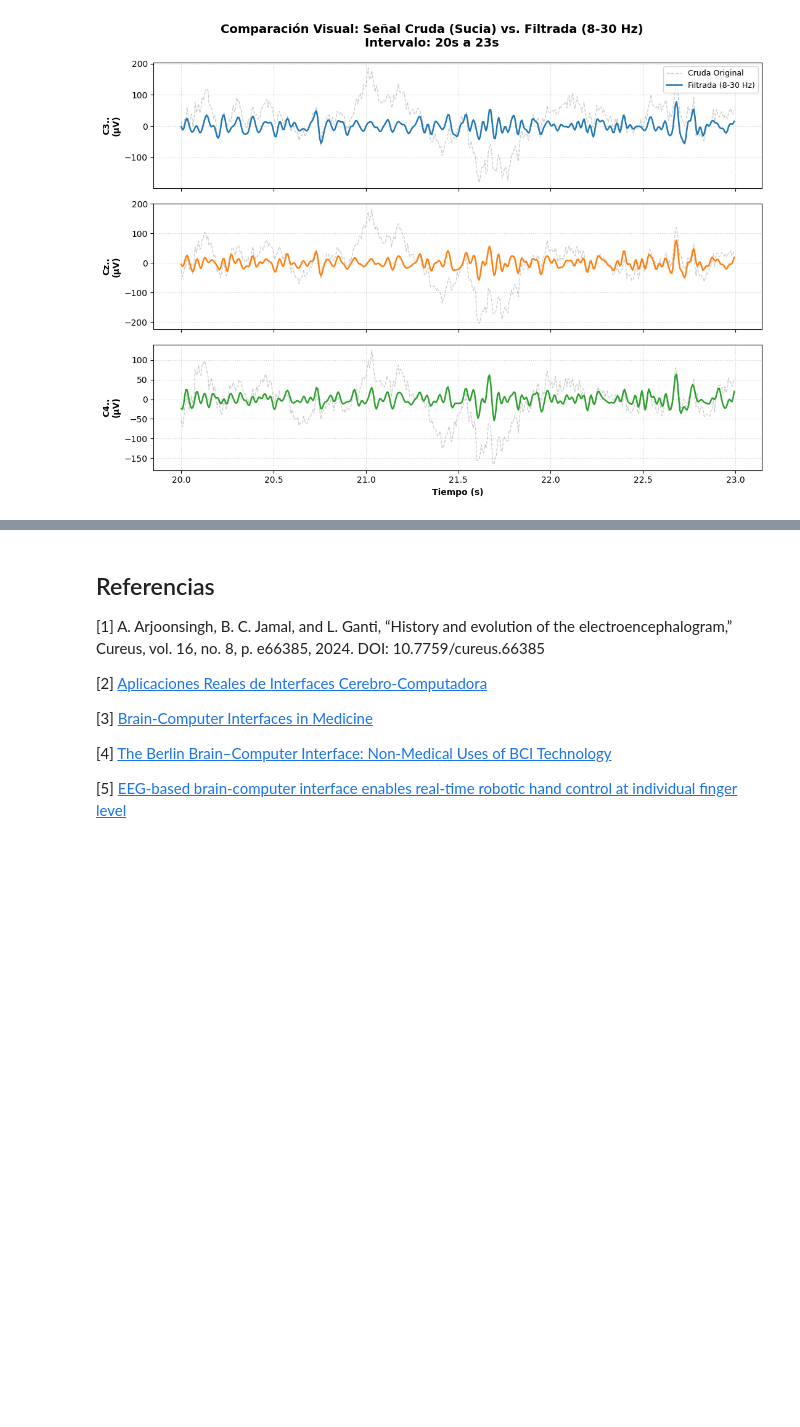
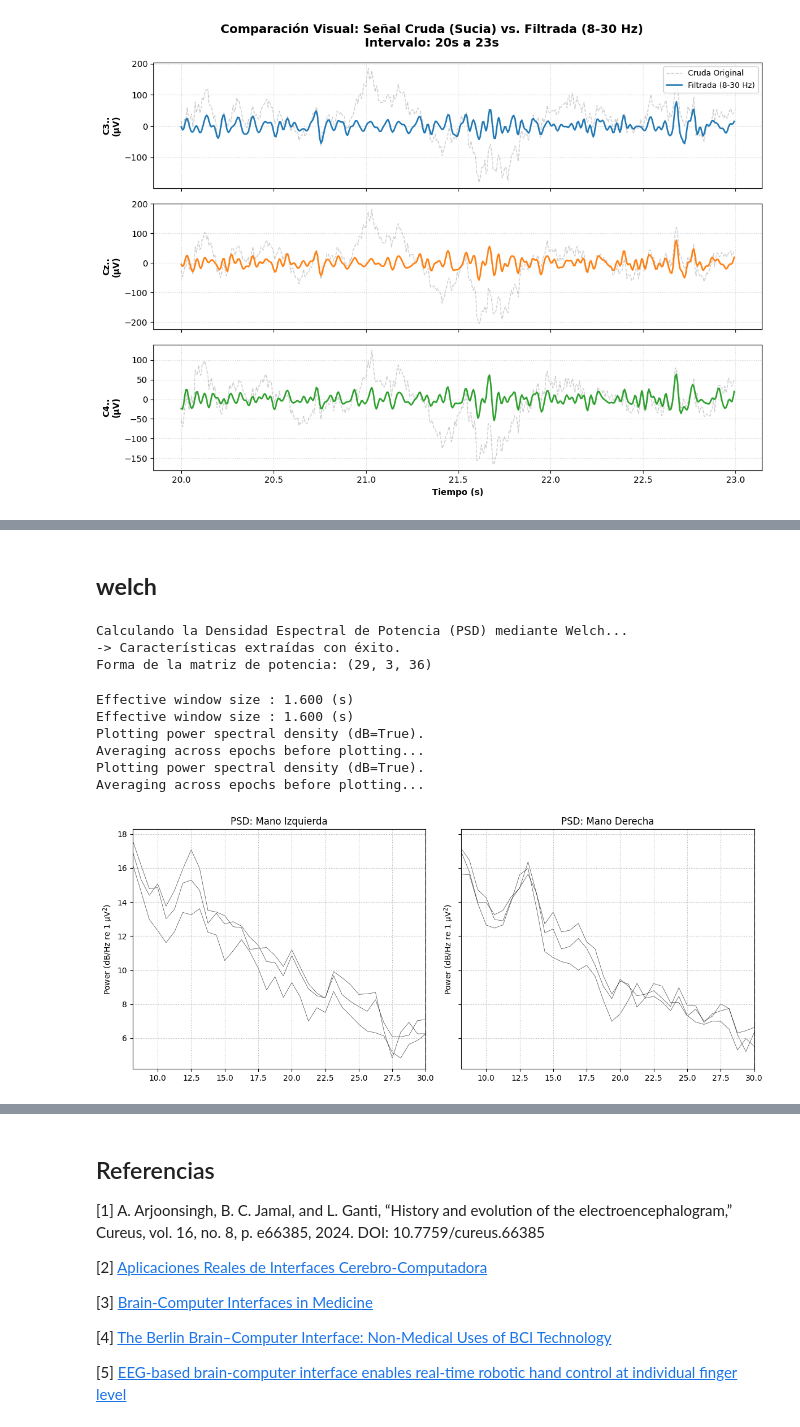
Before and after one commit to PaulaCCano/lab_Biosenales, a Jupyter notebook: avances_proyecto.ipynb, the cells around one changed output, grey strips where cells are left out. Cells and saved outputs as stored; diff of their text form; code cells hidden in the pictures; blank space fills up the shorter version.

```diff
--- a/avances_proyecto.ipynb
+++ b/avances_proyecto.ipynb
@@ -411,0 +350,11 @@ Número total de eventos encontrados: 30
+# %%
+# # etiquetas de las tareas (ej. 'T1', 'T2', '769')
+import numpy as np
+
+# Extraemos los eventos de la señal filraada  (FIR)
+eventos, eventos_id = mne.events_from_annotations(raw_filtrado)
+
+print("--- DICCIONARIO DE EVENTOS ENCONTRADO ---")
+print(eventos_id)
+print("\n--- ETIQUETAS ÚNICAS ---")
+print(np.unique(raw_filtrado.annotations.description))
@@ -411,0 +453,55 @@ Número total de eventos encontrados: 30
+# %% [markdown]
+## **welch**
+# %%
+
+# PSD - WELCH
+
+print("Calculando la Densidad Espectral de Potencia (PSD) mediante Welch...")
+
+# 1. Calculamos el espectro de potencia
+# fmin y fmax definen tu rango de interés (8-30 Hz)
+# n_fft=256 y n_overlap=128 cumplen con el 50% de solapamiento
+psd_obj = epochs.compute_psd(method='welch', fmin=8, fmax=30,
+                             n_fft=256, n_overlap=128, verbose=False)
+
+# 2. Extraemos los datos numéricos y las frecuencias
+# psds tiene forma: (n_épocas, n_canales, n_frecuencias)
+psds, freqs = psd_obj.get_data(return_freqs=True)
+
+# 3. Convertimos a dB (decibelios) para que la escala sea más fácil de leer
+# Esto es opcional pero muy común en tesis para ver mejor las diferencias
+psds_db = 10 * np.log10(psds)
+
+print(f"-> Características extraídas con éxito.")
+print(f"Forma de la matriz de potencia: {psds.shape}")
+# %% [output]
+Calculando la Densidad Espectral de Potencia (PSD) mediante Welch...
+-> Características extraídas con éxito.
+Forma de la matriz de potencia: (29, 3, 36)
+# %%
+
+import matplotlib.pyplot as plt
+
+# Calculamos el PSD promedio por condición para visualizar
+psd_izq = epochs['Mano_Izquierda'].compute_psd(method='welch', fmin=8, fmax=30, n_fft=256, n_overlap=128)
+psd_der = epochs['Mano_Derecha'].compute_psd(method='welch', fmin=8, fmax=30, n_fft=256, n_overlap=128)
+
+# Graficamos
+fig, ax = plt.subplots(1, 2, figsize=(12, 5), sharey=True)
+
+psd_izq.plot(picks='eeg', axes=ax[0], show=False)
+ax[0].set_title('PSD: Mano Izquierda')
+
+psd_der.plot(picks='eeg', axes=ax[1], show=False)
+ax[1].set_title('PSD: Mano Derecha')
+
+plt.tight_layout()
+plt.show()
+# %% [output]
+Effective window size : 1.600 (s)
+Effective window size : 1.600 (s)
+Plotting power spectral density (dB=True).
+Averaging across epochs before plotting...
+Plotting power spectral density (dB=True).
+Averaging across epochs before plotting...
+[figure, added]
```
Also changed, not shown: parts of 18 cells of this notebook.
